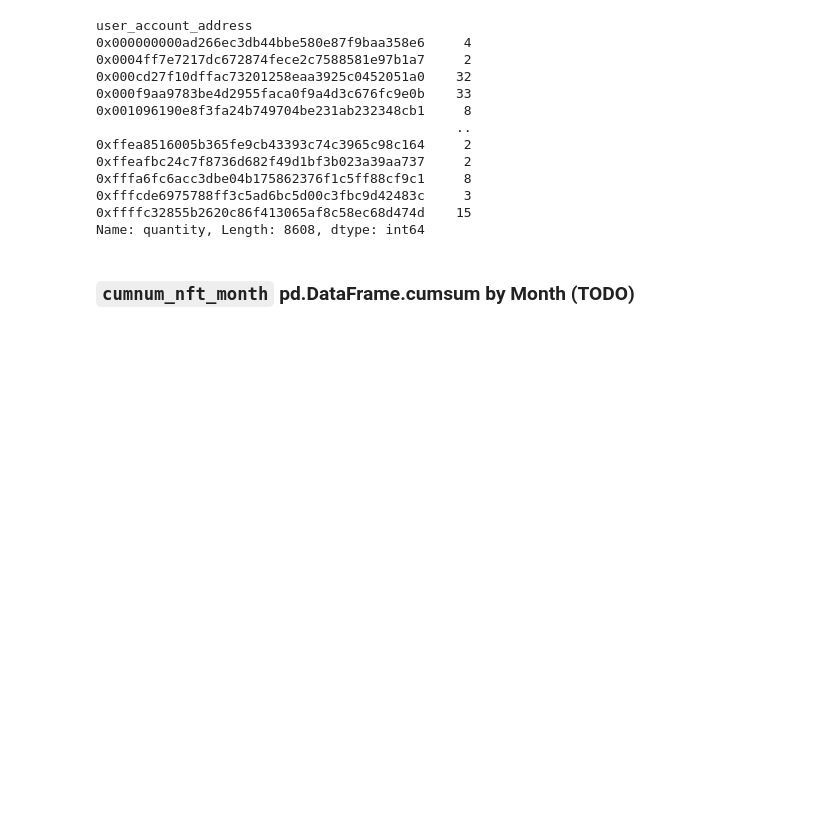
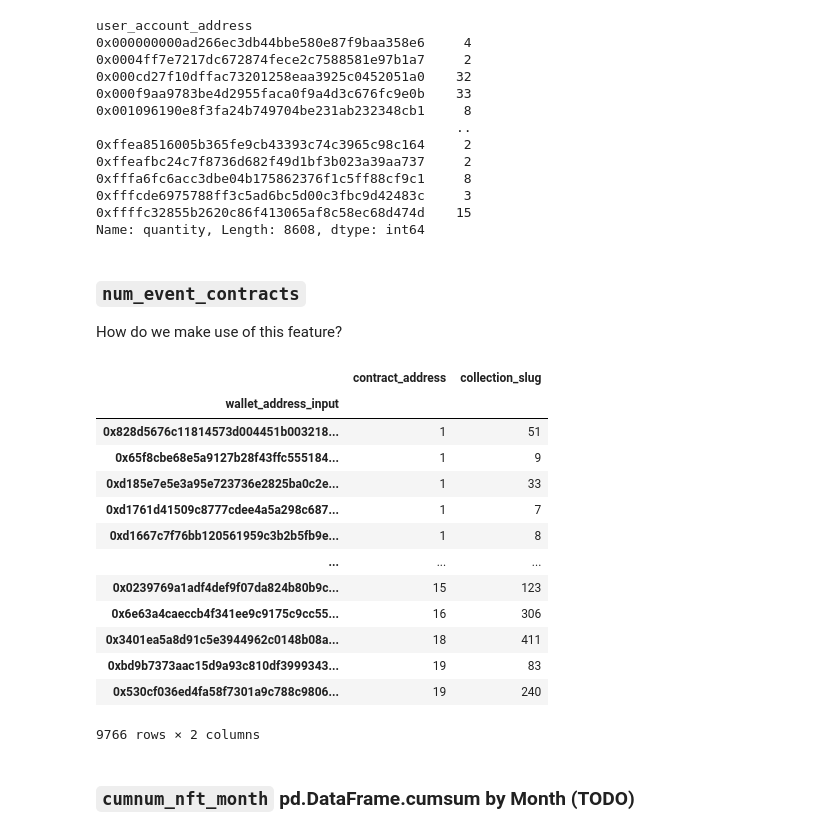
Before and after one commit to Cryptoro-DAO/OpenSea-API-crawler, a Jupyter notebook: Wallets Feature Engineering.ipynb, the cells around one changed output. Cells and saved outputs as stored; diff of their text form; code cells hidden in the pictures; blank space fills up the shorter version.

Commit message:
feature: number of event contracts

```diff
--- a/Wallets Feature Engineering.ipynb
+++ b/Wallets Feature Engineering.ipynb
@@ -890,6 +889,27 @@ user_account_address
 0xfffcde6975788ff3c5ad6bc5d00c3fbc9d42483c     3
 0xffffc32855b2620c86f413065af8c58ec68d474d    15
 Name: quantity, Length: 8608, dtype: int64
+# %% [markdown]
+### `num_event_contracts`
+
+How do we make use of this feature?
+# %%
+wallets.groupby('wallet_address_input')[['contract_address', 'collection_slug']].nunique().sort_values('contract_address')
+# %% [output]
+|  | contract_address | collection_slug |
+| wallet_address_input |  |  |
+| 0x828d5676c11814573d004451b003218... | 1 | 51 |
+| 0x65f8cbe68e5a9127b28f43ffc555184... | 1 | 9 |
+| 0xd185e7e5e3a95e723736e2825ba0c2e... | 1 | 33 |
+| 0xd1761d41509c8777cdee4a5a298c687... | 1 | 7 |
+| 0xd1667c7f76bb120561959c3b2b5fb9e... | 1 | 8 |
+| ... | ... | ... |
+| 0x0239769a1adf4def9f07da824b80b9c... | 15 | 123 |
+| 0x6e63a4caeccb4f341ee9c9175c9cc55... | 16 | 306 |
+| 0x3401ea5a8d91c5e3944962c0148b08a... | 18 | 411 |
+| 0xbd9b7373aac15d9a93c810df3999343... | 19 | 83 |
+| 0x530cf036ed4fa58f7301a9c788c9806... | 19 | 240 |
+9766 rows × 2 columns
 # %% [markdown]
 ### `cumnum_nft_month` pd.DataFrame.cumsum by Month (TODO)
 # %% [markdown]
```
Also changed, not shown: parts of 2 cells of this notebook.
